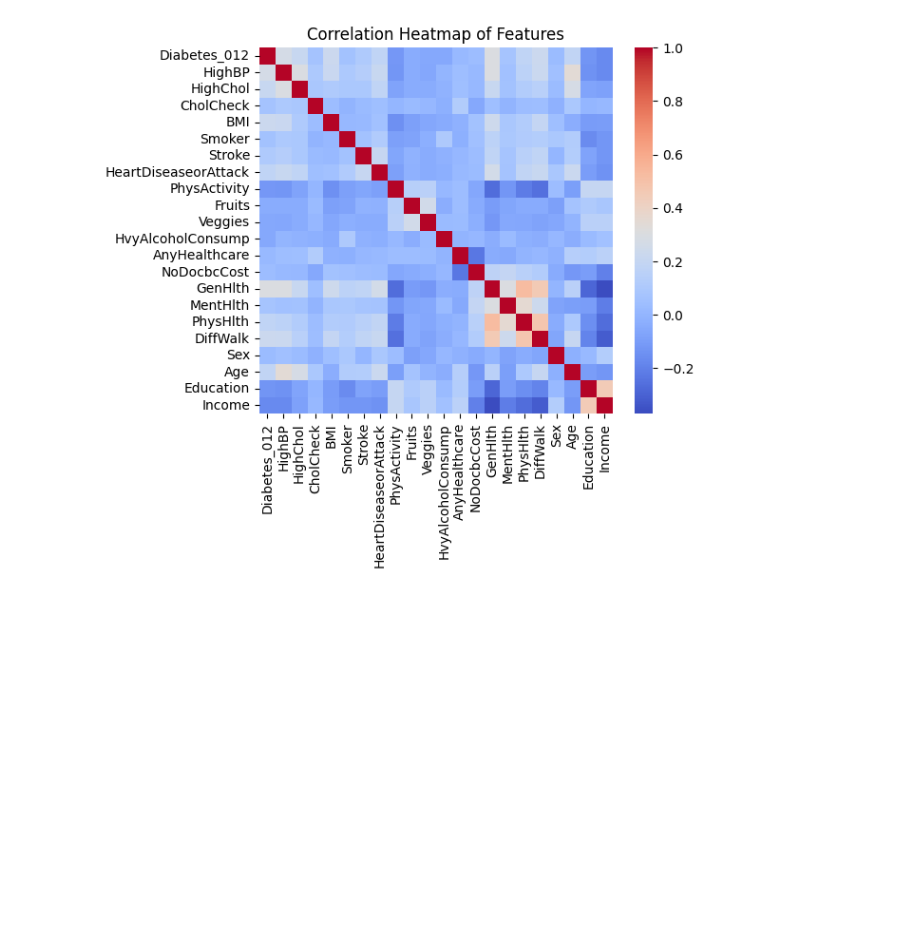
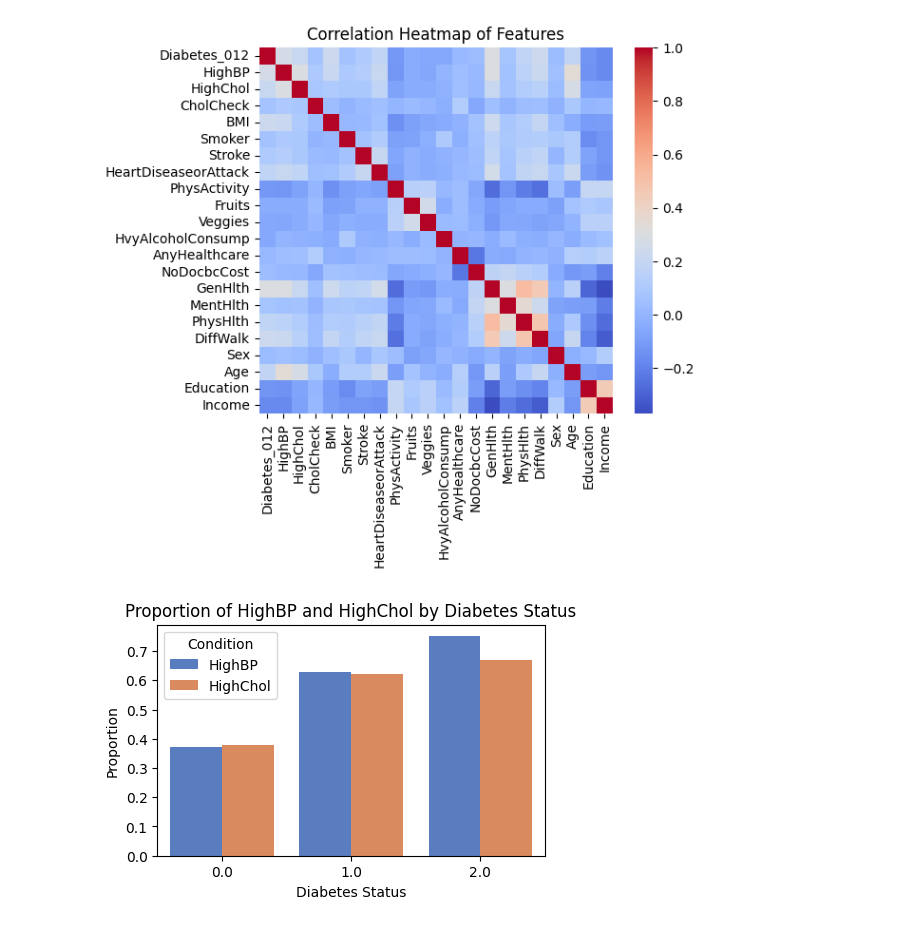
Before and after one commit to Anndischeh/Introduction-to-AI-Coursework, a Jupyter notebook: diabetes_data_analysis_and_modeling.ipynb, the cells around one changed output. Saved outputs shown, nothing was run; the diff lists cells and outputs as text; code cells hidden in the pictures; blank space fills up the shorter version.

Commit message:
Updated diabetes_data_analysis_and_modeling.ipynb with new analysis

```diff
--- a/diabetes_data_analysis_and_modeling.ipynb
+++ b/diabetes_data_analysis_and_modeling.ipynb
@@ -133,3 +133,29 @@ plt.title("Correlation Heatmap of Features")
 plt.show()
 # %% [output]
 [figure]
+# %%
+# 3. Bar plot of HighBP and HighChol by Diabetes Status
+plt.figure(figsize=(5, 3))
+
+# Group the dataset by 'Diabetes_012' and calculate mean values for 'HighBP' and 'HighChol'
+highbp_chol = df.groupby("Diabetes_012")[["HighBP", "HighChol"]].mean().reset_index()
+
+# Melt the data so that 'HighBP' and 'HighChol' are in the same column for easier plotting
+highbp_chol_melted = highbp_chol.melt(id_vars=["Diabetes_012"], value_vars=["HighBP", "HighChol"],
+                                      var_name="Condition", value_name="Proportion")
+
+# Create a bar plot showing the proportions of HighBP and HighChol by Diabetes Status
+sns.barplot(data=highbp_chol_melted, x="Diabetes_012", y="Proportion", hue="Condition", palette="muted")
+
+# Add title and labels
+plt.title("Proportion of HighBP and HighChol by Diabetes Status")
+plt.xlabel("Diabetes Status")
+plt.ylabel("Proportion")
+
+# Show the legend
+plt.legend(title="Condition")
+
+# Display the plot
+plt.show()
+# %% [output]
+[figure, added]
```
